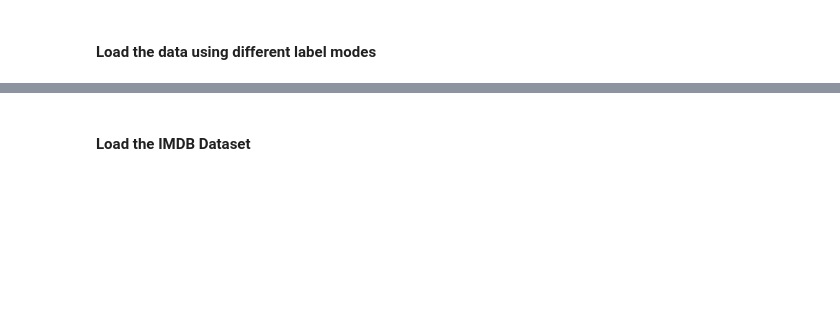
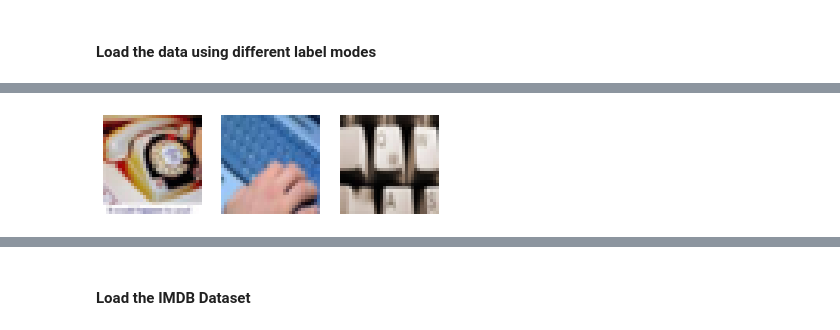
Before and after one commit to ahmed-gharib89/TensorFlow_2_for_Deep_Learning, a Jupyter notebook: Customising your models with TensorFlow 2/week2/Keras_datasets.ipynb, the cells around one changed output, grey strips where cells are left out. Cells and saved outputs as stored; diff of their text form; code cells hidden in the pictures; blank space fills up the shorter version.

```diff
--- a/Customising your models with TensorFlow 2/week2/Keras_datasets.ipynb
+++ b/Customising your models with TensorFlow 2/week2/Keras_datasets.ipynb
@@ -78,11 +119,14 @@ ax[2].imshow(examples[2])
 # %%
 # Display three images from the dataset with the label 6 (index 5)
 
 examples = train_images[(train_labels.T == 5)[0]][:3]
-fig, ax = plt.subplots(1,3)
-ax[0].imshow(examples[0])
-ax[1].imshow(examples[1])
-ax[2].imshow(examples[2])
+fig, axis = plt.subplots(1,3)
+for i, ax in enumerate(axis):
+    ax.imshow(examples[i])
+    ax.axis('off')
+plt.show()
+# %% [output]
+[figure, added]
 # %%
 # Load the list of coarse labels from a JSON file
 
```
Also changed, not shown: parts of 44 cells of this notebook.
